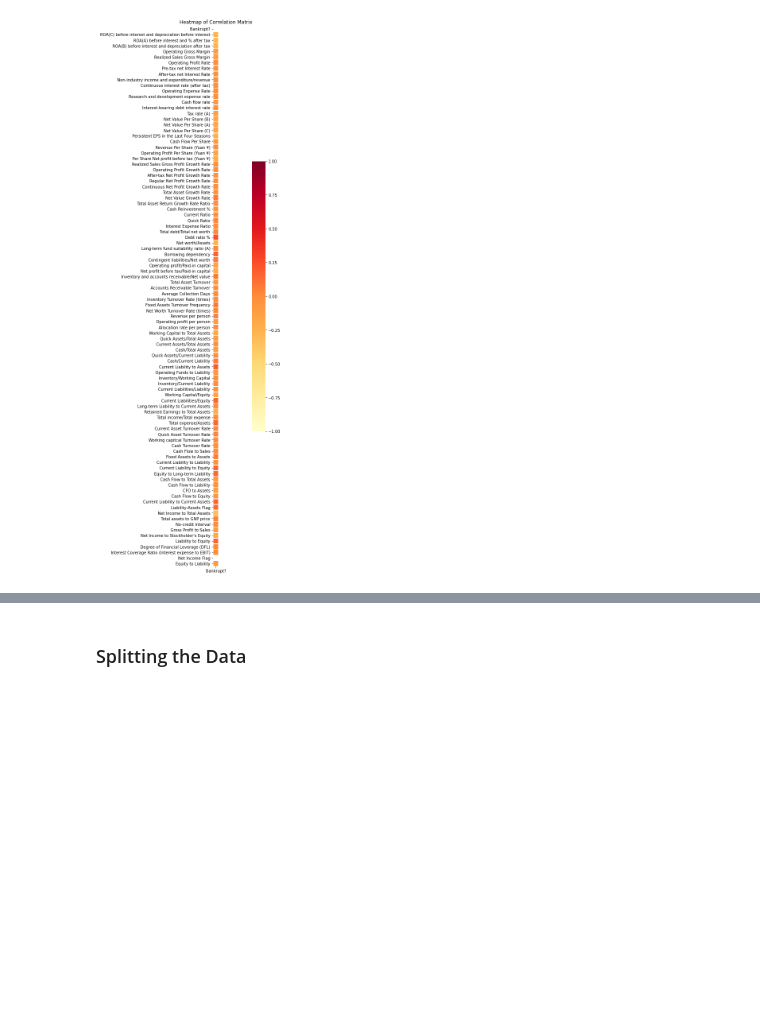
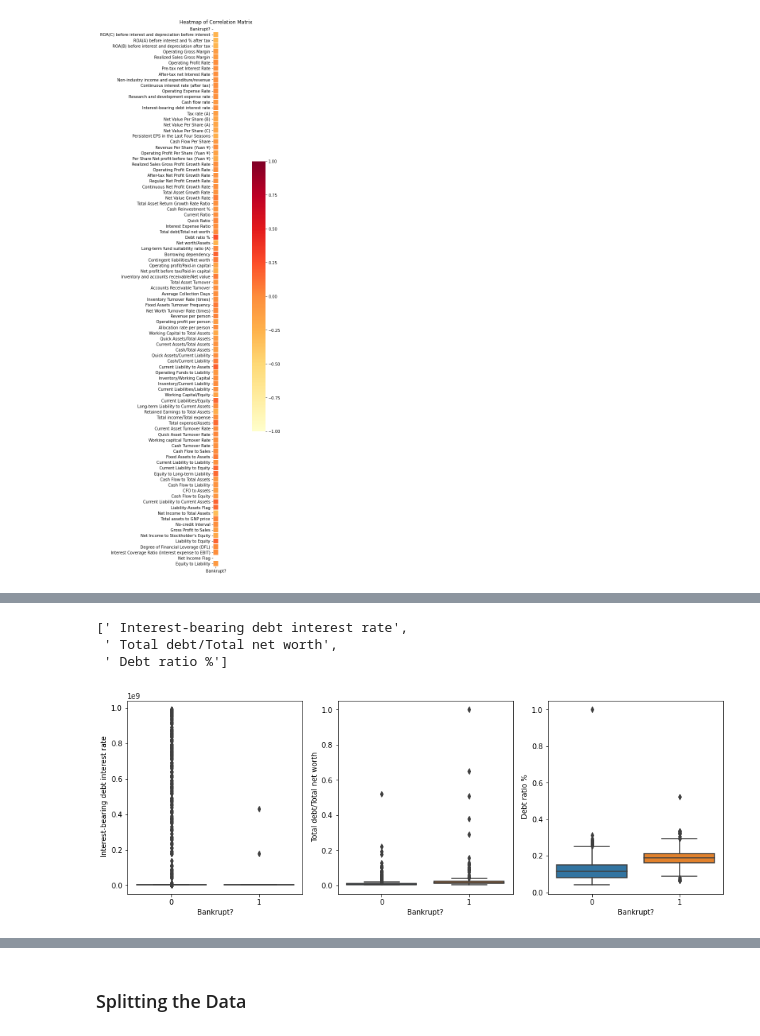
Before and after one commit to ramilchai/project3, a Jupyter notebook: ramil.ipynb, the cells around one changed output, grey strips where cells are left out. Saved outputs shown, nothing was run; the diff lists cells and outputs as text; code cells hidden in the pictures; blank space fills up the shorter version.

```diff
--- a/ramil.ipynb
+++ b/ramil.ipynb
@@ -130,0 +151,18 @@ ax.set_title("Heatmap of Correlation Matrix");
+# %%
+def eli_outliers(col, col_name, data):
+    print(col_name)
+    q25, q75 = np.percentile(col, 25), np.percentile(col, 75)
+    iqr = q75 - q25
+    print(f"Q25 is {q25} and Q75 is {q75} | iqr is {iqr}")
+
+    cutoff = iqr * 1.5
+    lower_cutoff, upper_cutoff = q25 - cutoff, q75 + cutoff
+    print(f"Cutoff is {cutoff} | Lower is {lower_cutoff} and Upper is {upper_cutoff}")
+
+    outliers = [x for x in col if (x<lower_cutoff) or (x>upper_cutoff)]
+    print(f"Number of outliers is {len(outliers)}")
+
+    data = data.drop(data[(data[col_name] > upper_cutoff) | (data[col_name] < lower_cutoff)].index)
+    print('-' * 65)
+
+    return data
@@ -130,0 +173,3 @@ ax.set_title("Heatmap of Correlation Matrix");
+# %%
+for col in df:
+    df_cleaned = eli_outliers(df[col], str(col), df)
@@ -130,0 +210,16 @@ ax.set_title("Heatmap of Correlation Matrix");
+# %%
+matches = ["debt"]
+debt_col = [col for col in df_cleaned.columns if any(x in col.lower() for x in matches)]
+debt_col
+# %% [output]
+[' Interest-bearing debt interest rate',
+ ' Total debt/Total net worth',
+ ' Debt ratio %']
+# %%
+fig, (ax1, ax2, ax3) = plt.subplots(1, 3, figsize=(15,5))
+
+ax = sns.boxplot(x='Bankrupt?', y=' Interest-bearing debt interest rate', data=df_cleaned, ax=ax1)
+ax = sns.boxplot(x='Bankrupt?', y=' Total debt/Total net worth', data=df_cleaned, ax=ax2)
+ax = sns.boxplot(x='Bankrupt?', y=' Debt ratio %', data=df_cleaned, ax=ax3)
+# %% [output]
+[figure, added]
```
Also changed, not shown: parts of 51 cells of this notebook.
